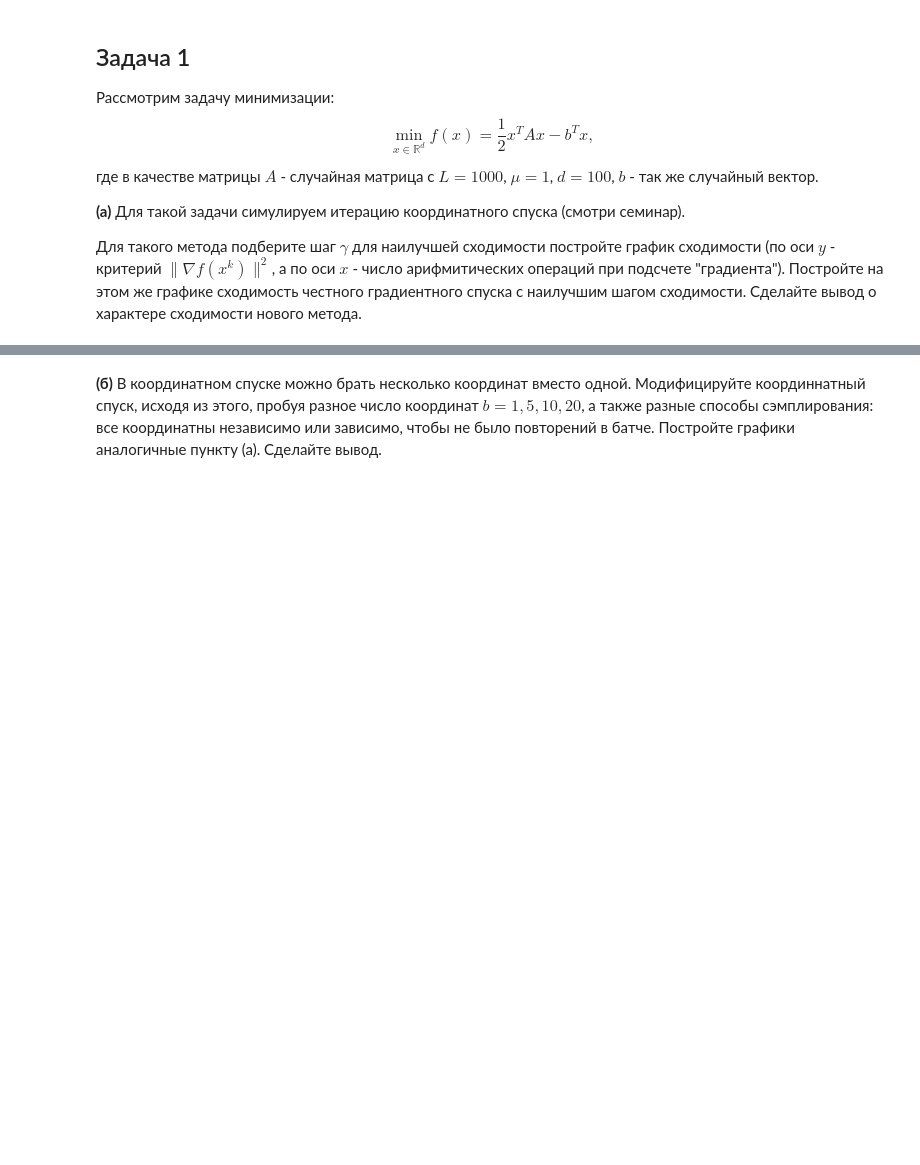
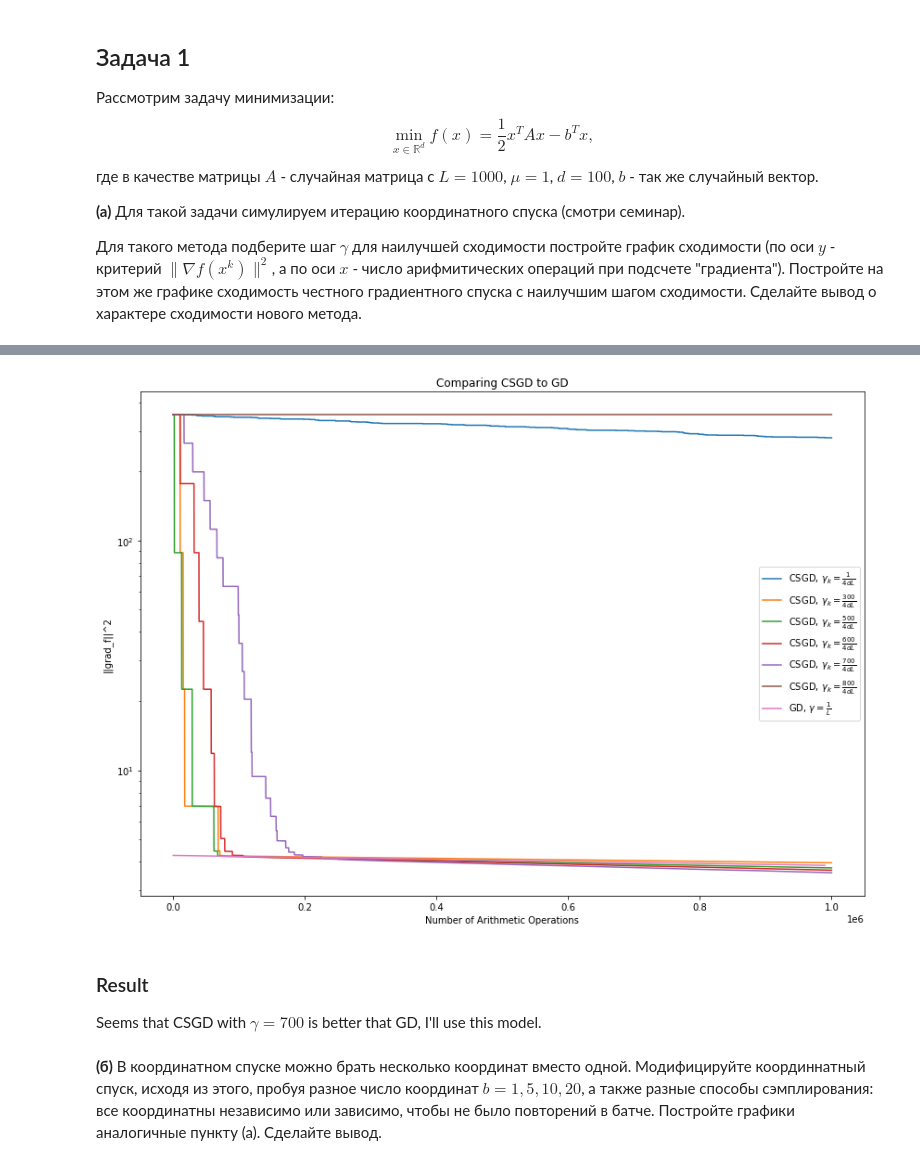
Before and after one commit to k2a07/MIPT-homeworks, a Jupyter notebook: Acharya_Kirill_Optimization_HW_6.ipynb, the cells around one changed output, grey strips where cells are left out. Drawn from its saved outputs; the diff is of its cells as text; code cells hidden in the pictures; blank space fills up the shorter version.

```diff
--- a/Acharya_Kirill_Optimization_HW_6.ipynb
+++ b/Acharya_Kirill_Optimization_HW_6.ipynb
@@ -51,10 +51,7 @@ operations is d*#times of calling f_quad_grad_f_j
 # %%
+#gamma fitting
 def csgd_gamma_th(k, f, grad_f, x_k, x_true, args):
-    return 1/(4 * L * d)
+    return args['c']/(4 * args['L'] * args['d'])
+
+def gd_gamma_th(k, f, grad_f, x_k, x_true, args):
+    return 1/args['L']
-# %%
-csgd_gamma_th = opt.GradientOptimizer(f_quad, f_quad_grad, x_0,
-                                      criterium='||grad_f(x_k)||',
-                                             gamma_k=gamma_coord_sgd_const,
-                                             args=args, nabla_f_j=nabla_f_j,
-                                             use_coord_sgd=True)
-    _, iterations, errors, _ = coord_sgd.search()
@@ -71,2 +58,38 @@ opt.plot_graphs(iterations, y, label, "Comparison of SGD and GD", logscale = Tru
+# %%
+#calculating the number of operations
+calls_csgd = n_iter
+gd_n_iter = calls_csgd // args['d']
+
+operations_csgd = [i*args['d'] for i in range(n_iter)]
+operations_gd = [i*args['d']**2 for i in range(gd_n_iter)]
+# %%
+#optimizing
+x, y, label = [], [], []
+
+#csgd optimizing
+c_arr = [1, 300, 500, 600, 700, 800]
+for args['c'] in c_arr:
+    csgd_gamma_theory = opt.GradientOptimizer(opt.f_quad, opt.f_quad_grad, x_0, criterium = '||grad_f(x_k)||', args = args, n_iter = n_iter, gamma_k = csgd_gamma_th, csgd_activate = True, grad_f_j = opt.f_quad_grad_j)
+
+    csgd_points_arr, csgd_differences_arr, csgd_times_arr = csgd_gamma_theory.descent()
+    x.append(operations_csgd)
+    y.append(csgd_differences_arr)
+    label.append(r"CSGD, $\gamma_k = \frac{%i}{4dL}$" % args['c'])
+    reload(opt)
+
+#gd optimizing
+gd_gamma_theory = opt.GradientOptimizer(opt.f_quad, opt.f_quad_grad, x_0, criterium = '||grad_f(x_k)||',
+args = args, n_iter = gd_n_iter, gamma_k = gd_gamma_th)
+gd_points_arr, gd_differences_arr, gd_times_arr = gd_gamma_theory.descent()
+x.append(operations_gd)
+y.append(gd_differences_arr)
+label.append(r"GD, $\gamma = \frac{1}{L}$")
+# %%
+opt.plot_graphs(x, y, "Number of Arithmetic Operations", label, "Comparing CSGD to GD", logscale = True, criteria_type = "||grad_f||^2")
+# %% [output]
+[figure, added]
+# %% [markdown]
+### Result
+Seems that CSGD with $\gamma = 700$ is better that GD, I'll use this model.
 # %% [markdown]
 __(б)__ В координатном спуске можно брать несколько координат вместо одной. Модифицируйте координнатный спуск, исходя из этого, пробуя разное число координат $b = 1, 5, 10, 20$, а также разные способы сэмплирования: все координатны независимо или зависимо, чтобы не было повторений в батче. Постройте графики аналогичные пункту (а). Сделайте вывод.
```
Also changed, not shown: parts of 15 cells of this notebook.
